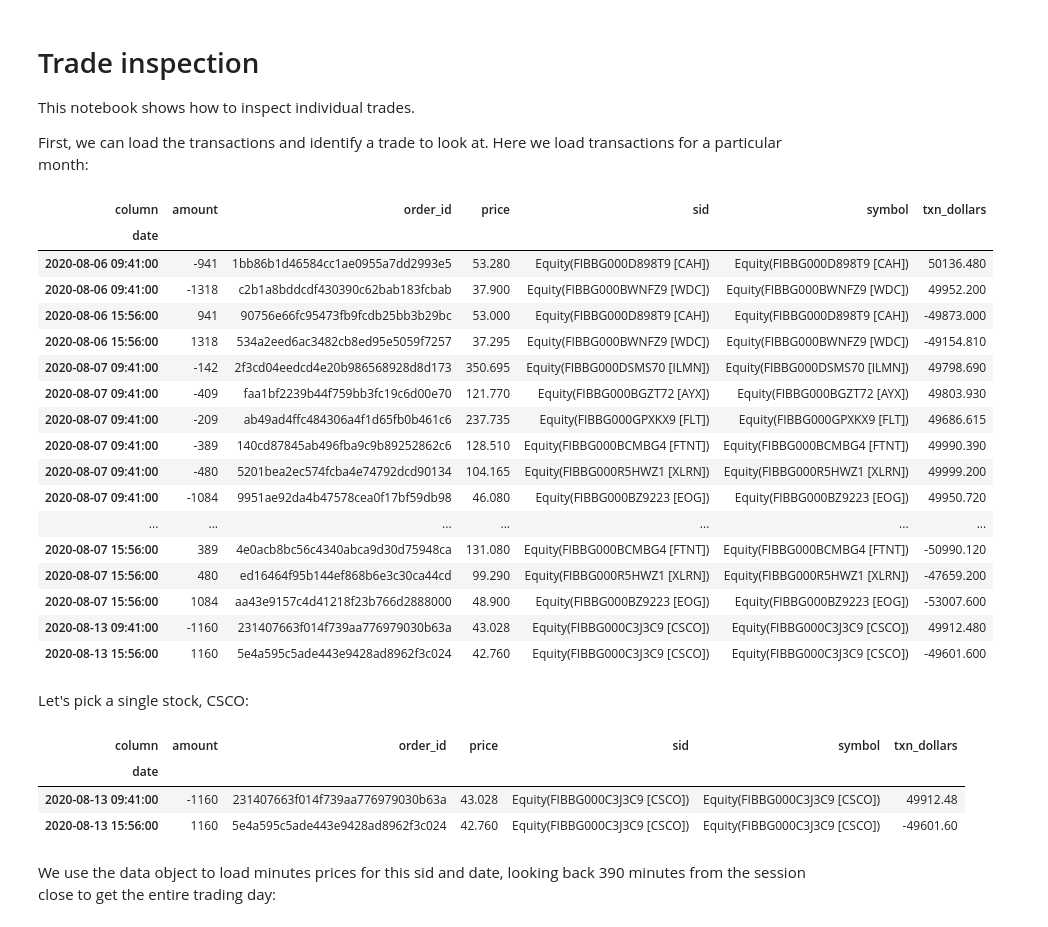
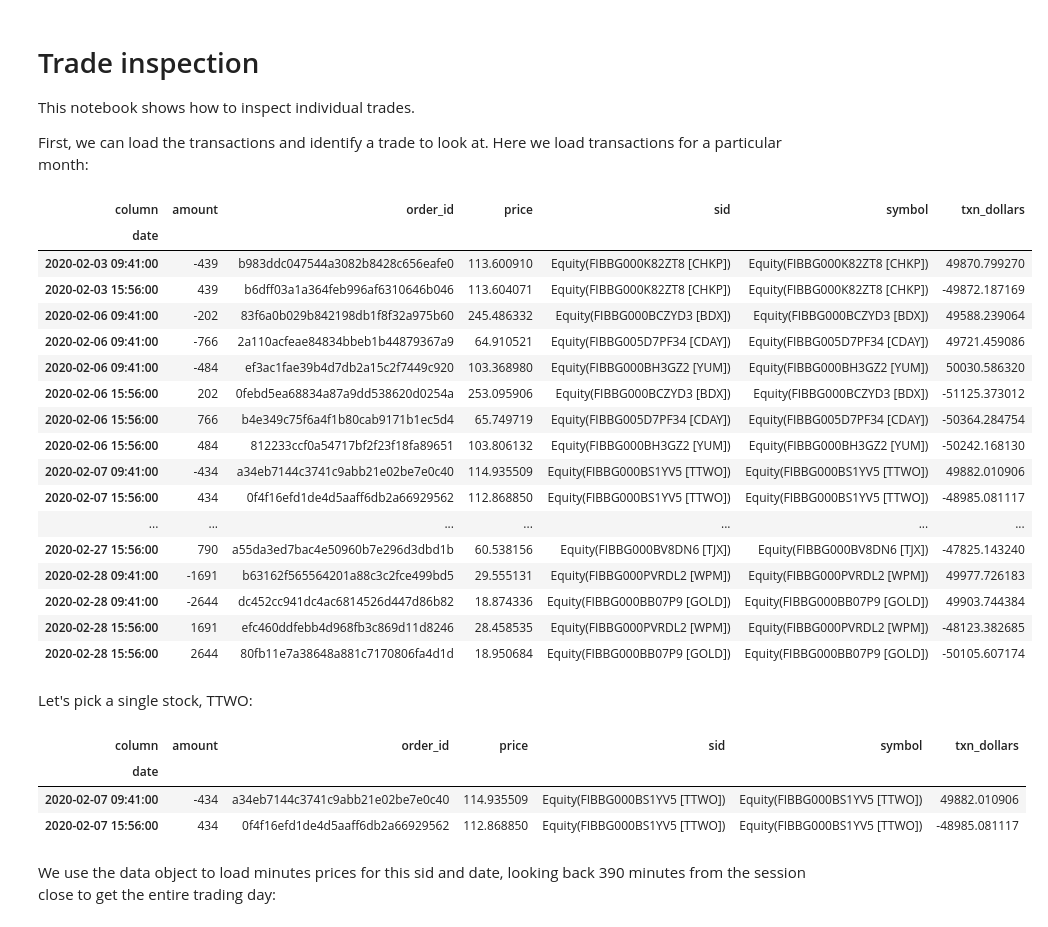
Before and after one commit to quantrocket-codeload/sell-gap, a Jupyter notebook: sell_gap/Part6-Trade-Inspection.ipynb, the cells around one changed output. Drawn from its saved outputs; the diff is of its cells as text; code cells hidden in the pictures.

```diff
--- a/sell_gap/Part6-Trade-Inspection.ipynb
+++ b/sell_gap/Part6-Trade-Inspection.ipynb
@@ -9,43 +9,43 @@ First, we can load the transactions and identify a trade to look at. Here we loa
 # %%
 from quantrocket.zipline import ZiplineBacktestResult
 result = ZiplineBacktestResult.from_csv("sell_gap_backtest_results.csv")
 transactions = result.transactions
 
 # Set UTC to America/New_York time for convenience
 transactions = transactions.tz_convert("America/New_York").tz_localize(None)
-transactions.loc["2020-08"]
+transactions.loc["2020-02"]
 # %% [output]
 | column | amount | order_id | price | sid | symbol | txn_dollars |
 | date |  |  |  |  |  |  |
-| 2020-08-06 09:41:00 | -941 | 1bb86b1d46584cc1ae0955a7dd2993e5 | 53.280 | Equity(FIBBG000D898T9 [CAH]) | Equity(FIBBG000D898T9 [CAH]) | 50136.480 |
-| 2020-08-06 09:41:00 | -1318 | c2b1a8bddcdf430390c62bab183fcbab | 37.900 | Equity(FIBBG000BWNFZ9 [WDC]) | Equity(FIBBG000BWNFZ9 [WDC]) | 49952.200 |
-| 2020-08-06 15:56:00 | 941 | 90756e66fc95473fb9fcdb25bb3b29bc | 53.000 | Equity(FIBBG000D898T9 [CAH]) | Equity(FIBBG000D898T9 [CAH]) | -49873.000 |
-| 2020-08-06 15:56:00 | 1318 | 534a2eed6ac3482cb8ed95e5059f7257 | 37.295 | Equity(FIBBG000BWNFZ9 [WDC]) | Equity(FIBBG000BWNFZ9 [WDC]) | -49154.810 |
-| 2020-08-07 09:41:00 | -142 | 2f3cd04eedcd4e20b986568928d8d173 | 350.695 | Equity(FIBBG000DSMS70 [ILMN]) | Equity(FIBBG000DSMS70 [ILMN]) | 49798.690 |
-| 2020-08-07 09:41:00 | -409 | faa1bf2239b44f759bb3fc19c6d00e70 | 121.770 | Equity(FIBBG000BGZT72 [AYX]) | Equity(FIBBG000BGZT72 [AYX]) | 49803.930 |
-| 2020-08-07 09:41:00 | -209 | ab49ad4ffc484306a4f1d65fb0b461c6 | 237.735 | Equity(FIBBG000GPXKX9 [FLT]) | Equity(FIBBG000GPXKX9 [FLT]) | 49686.615 |
-| 2020-08-07 09:41:00 | -389 | 140cd87845ab496fba9c9b89252862c6 | 128.510 | Equity(FIBBG000BCMBG4 [FTNT]) | Equity(FIBBG000BCMBG4 [FTNT]) | 49990.390 |
-| 2020-08-07 09:41:00 | -480 | 5201bea2ec574fcba4e74792dcd90134 | 104.165 | Equity(FIBBG000R5HWZ1 [XLRN]) | Equity(FIBBG000R5HWZ1 [XLRN]) | 49999.200 |
-| 2020-08-07 09:41:00 | -1084 | 9951ae92da4b47578cea0f17bf59db98 | 46.080 | Equity(FIBBG000BZ9223 [EOG]) | Equity(FIBBG000BZ9223 [EOG]) | 49950.720 |
+| 2020-02-03 09:41:00 | -439 | b983ddc047544a3082b8428c656eafe0 | 113.600910 | Equity(FIBBG000K82ZT8 [CHKP]) | Equity(FIBBG000K82ZT8 [CHKP]) | 49870.799270 |
+| 2020-02-03 15:56:00 | 439 | b6dff03a1a364feb996af6310646b046 | 113.604071 | Equity(FIBBG000K82ZT8 [CHKP]) | Equity(FIBBG000K82ZT8 [CHKP]) | -49872.187169 |
+| 2020-02-06 09:41:00 | -202 | 83f6a0b029b842198db1f8f32a975b60 | 245.486332 | Equity(FIBBG000BCZYD3 [BDX]) | Equity(FIBBG000BCZYD3 [BDX]) | 49588.239064 |
+| 2020-02-06 09:41:00 | -766 | 2a110acfeae84834bbeb1b44879367a9 | 64.910521 | Equity(FIBBG005D7PF34 [CDAY]) | Equity(FIBBG005D7PF34 [CDAY]) | 49721.459086 |
+| 2020-02-06 09:41:00 | -484 | ef3ac1fae39b4d7db2a15c2f7449c920 | 103.368980 | Equity(FIBBG000BH3GZ2 [YUM]) | Equity(FIBBG000BH3GZ2 [YUM]) | 50030.586320 |
+| 2020-02-06 15:56:00 | 202 | 0febd5ea68834a87a9dd538620d0254a | 253.095906 | Equity(FIBBG000BCZYD3 [BDX]) | Equity(FIBBG000BCZYD3 [BDX]) | -51125.373012 |
+| 2020-02-06 15:56:00 | 766 | b4e349c75f6a4f1b80cab9171b1ec5d4 | 65.749719 | Equity(FIBBG005D7PF34 [CDAY]) | Equity(FIBBG005D7PF34 [CDAY]) | -50364.284754 |
+| 2020-02-06 15:56:00 | 484 | 812233ccf0a54717bf2f23f18fa89651 | 103.806132 | Equity(FIBBG000BH3GZ2 [YUM]) | Equity(FIBBG000BH3GZ2 [YUM]) | -50242.168130 |
+| 2020-02-07 09:41:00 | -434 | a34eb7144c3741c9abb21e02be7e0c40 | 114.935509 | Equity(FIBBG000BS1YV5 [TTWO]) | Equity(FIBBG000BS1YV5 [TTWO]) | 49882.010906 |
+| 2020-02-07 15:56:00 | 434 | 0f4f16efd1de4d5aaff6db2a66929562 | 112.868850 | Equity(FIBBG000BS1YV5 [TTWO]) | Equity(FIBBG000BS1YV5 [TTWO]) | -48985.081117 |
 | ... | ... | ... | ... | ... | ... | ... |
-| 2020-08-07 15:56:00 | 389 | 4e0acb8bc56c4340abca9d30d75948ca | 131.080 | Equity(FIBBG000BCMBG4 [FTNT]) | Equity(FIBBG000BCMBG4 [FTNT]) | -50990.120 |
-| 2020-08-07 15:56:00 | 480 | ed16464f95b144ef868b6e3c30ca44cd | 99.290 | Equity(FIBBG000R5HWZ1 [XLRN]) | Equity(FIBBG000R5HWZ1 [XLRN]) | -47659.200 |
-| 2020-08-07 15:56:00 | 1084 | aa43e9157c4d41218f23b766d2888000 | 48.900 | Equity(FIBBG000BZ9223 [EOG]) | Equity(FIBBG000BZ9223 [EOG]) | -53007.600 |
-| 2020-08-13 09:41:00 | -1160 | 231407663f014f739aa776979030b63a | 43.028 | Equity(FIBBG000C3J3C9 [CSCO]) | Equity(FIBBG000C3J3C9 [CSCO]) | 49912.480 |
-| 2020-08-13 15:56:00 | 1160 | 5e4a595c5ade443e9428ad8962f3c024 | 42.760 | Equity(FIBBG000C3J3C9 [CSCO]) | Equity(FIBBG000C3J3C9 [CSCO]) | -49601.600 |
+| 2020-02-27 15:56:00 | 790 | a55da3ed7bac4e50960b7e296d3dbd1b | 60.538156 | Equity(FIBBG000BV8DN6 [TJX]) | Equity(FIBBG000BV8DN6 [TJX]) | -47825.143240 |
+| 2020-02-28 09:41:00 | -1691 | b63162f565564201a88c3c2fce499bd5 | 29.555131 | Equity(FIBBG000PVRDL2 [WPM]) | Equity(FIBBG000PVRDL2 [WPM]) | 49977.726183 |
+| 2020-02-28 09:41:00 | -2644 | dc452cc941dc4ac6814526d447d86b82 | 18.874336 | Equity(FIBBG000BB07P9 [GOLD]) | Equity(FIBBG000BB07P9 [GOLD]) | 49903.744384 |
+| 2020-02-28 15:56:00 | 1691 | efc460ddfebb4d968fb3c869d11d8246 | 28.458535 | Equity(FIBBG000PVRDL2 [WPM]) | Equity(FIBBG000PVRDL2 [WPM]) | -48123.382685 |
+| 2020-02-28 15:56:00 | 2644 | 80fb11e7a38648a881c7170806fa4d1d | 18.950684 | Equity(FIBBG000BB07P9 [GOLD]) | Equity(FIBBG000BB07P9 [GOLD]) | -50105.607174 |
 # %% [markdown]
-Let's pick a single stock, CSCO:
+Let's pick a single stock, TTWO:
 # %%
-SID = "FIBBG000C3J3C9"
-DATE = "2020-08-13"
+SID = "FIBBG000BS1YV5"
+DATE = "2020-02-07"
 
 trade = transactions[transactions.symbol.str.contains(SID)].loc[DATE]
 trade
 # %% [output]
 | column | amount | order_id | price | sid | symbol | txn_dollars |
 | date |  |  |  |  |  |  |
-| 2020-08-13 09:41:00 | -1160 | 231407663f014f739aa776979030b63a | 43.028 | Equity(FIBBG000C3J3C9 [CSCO]) | Equity(FIBBG000C3J3C9 [CSCO]) | 49912.48 |
-| 2020-08-13 15:56:00 | 1160 | 5e4a595c5ade443e9428ad8962f3c024 | 42.760 | Equity(FIBBG000C3J3C9 [CSCO]) | Equity(FIBBG000C3J3C9 [CSCO]) | -49601.60 |
+| 2020-02-07 09:41:00 | -434 | a34eb7144c3741c9abb21e02be7e0c40 | 114.935509 | Equity(FIBBG000BS1YV5 [TTWO]) | Equity(FIBBG000BS1YV5 [TTWO]) | 49882.010906 |
+| 2020-02-07 15:56:00 | 434 | 0f4f16efd1de4d5aaff6db2a66929562 | 112.868850 | Equity(FIBBG000BS1YV5 [TTWO]) | Equity(FIBBG000BS1YV5 [TTWO]) | -48985.081117 |
 # %% [markdown]
 We use the data object to load minutes prices for this sid and date, looking back 390 minutes from the session close to get the entire trading day:
 # %%
```
Also changed, not shown: parts of 1 cell of this notebook, 1 other file.
